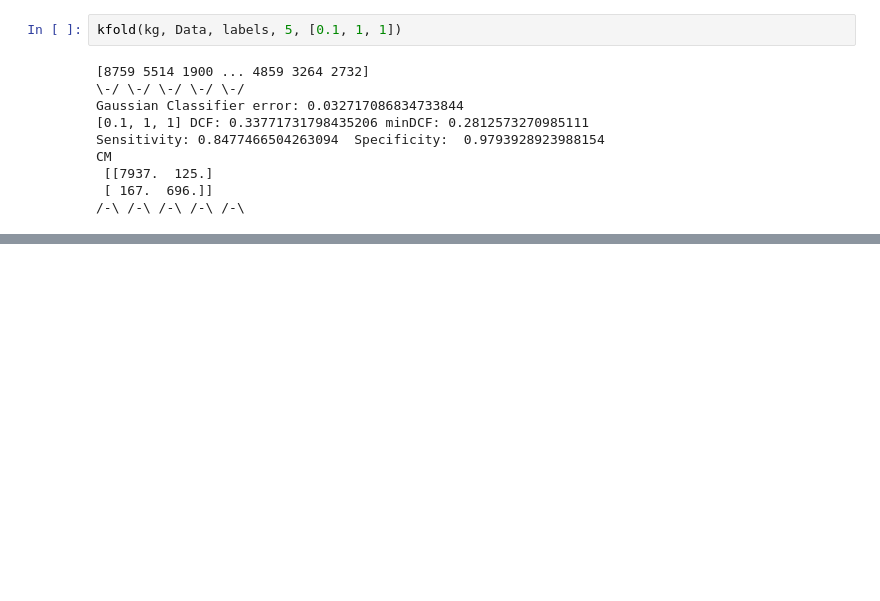
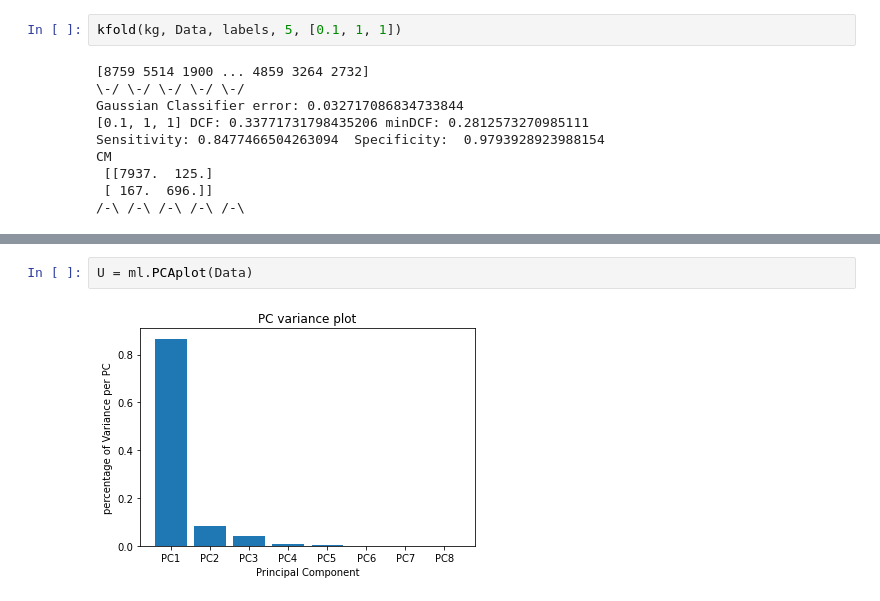
Before and after one commit to franzhd/Pulsar_project, a Jupyter notebook: Jupyter_notebook/GaussianClassifier.ipynb, the cells around one changed output, grey strips where cells are left out. Saved outputs shown, nothing was run; the diff lists cells and outputs as text; blank space fills up the shorter version.

```diff
--- a/Jupyter_notebook/GaussianClassifier.ipynb
+++ b/Jupyter_notebook/GaussianClassifier.ipynb
@@ -348,0 +315,4 @@ CM
+# %%
+U = ml.PCAplot(Data)
+# %% [output]
+[figure, added]
```
Also changed, not shown: parts of 21 cells of this notebook, 5 other files.
